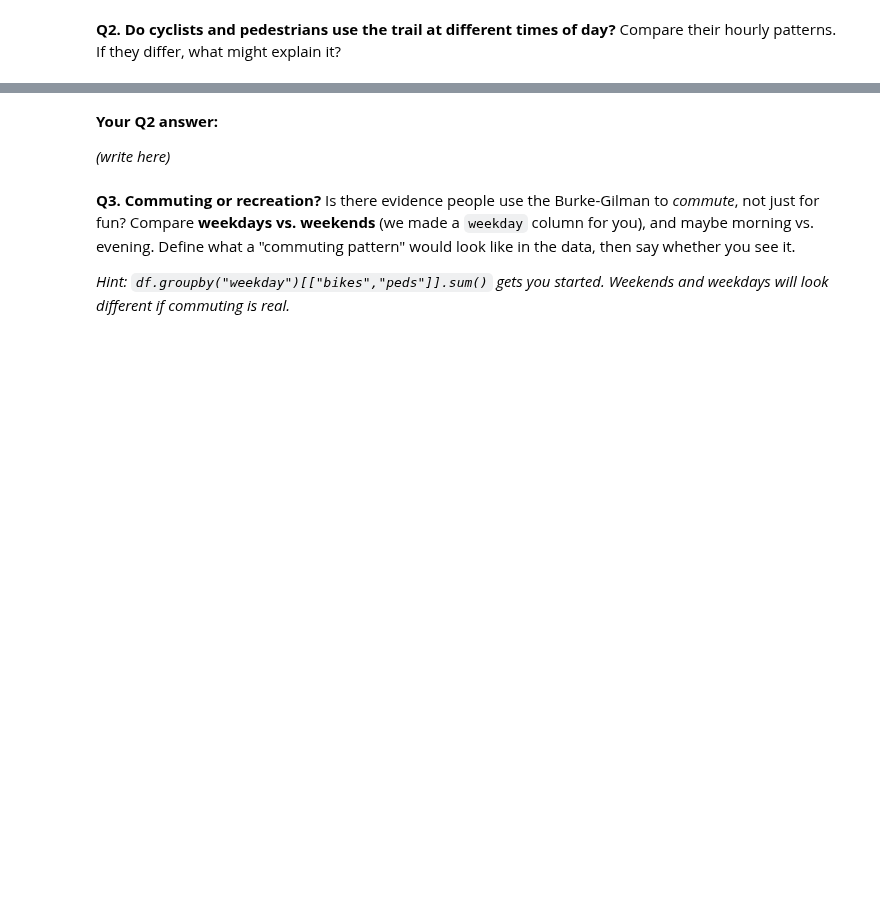
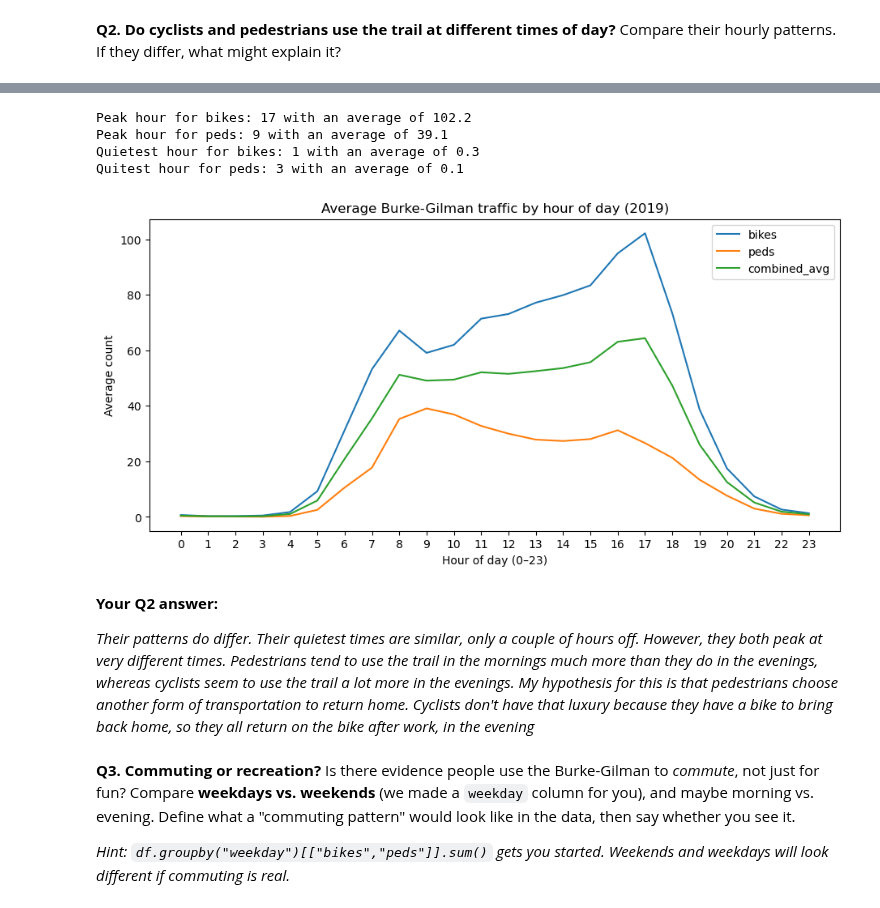
Before and after one commit to dvenka23/hcde-410, a Jupyter notebook: A1/A1.ipynb, the cells around one changed output, grey strips where cells are left out. Saved outputs shown, nothing was run; the diff lists cells and outputs as text; code cells hidden in the pictures; blank space fills up the shorter version.

```diff
--- a/A1/A1.ipynb
+++ b/A1/A1.ipynb
@@ -111,9 +187,37 @@ Compare their hourly patterns. If they differ, what might explain it?
 # %%
 # Your code for Q2
+# average bikes and peds for each hour of the day
+
+# which hour has the highest average for each
+peak_hours = avg_by_hour.idxmax()
+peak_values = avg_by_hour.max()
+
+print("Peak hour for bikes:", peak_hours["bikes"], "with an average of", round(peak_values["bikes"], 1))
+print("Peak hour for peds:", peak_hours["peds"], "with an average of", round(peak_values["peds"], 1))
+
+min_hours = avg_by_hour.idxmin()
+min_values = avg_by_hour.min()
+
+print("Quietest hour for bikes:", min_hours["bikes"], "with an average of", round(min_values["bikes"], 1))
+print("Quitest hour for peds:", min_hours["peds"], "with an average of", round(min_values["peds"], 1))
+
+# plot the averages
+avg_by_hour.plot(figsize=(11, 5))
+plt.title("Average Burke-Gilman traffic by hour of day (2019)")
+plt.xlabel("Hour of day (0–23)")
+plt.ylabel("Average count")
+plt.xticks(range(0, 24))
+plt.show()
+# %% [output]
+Peak hour for bikes: 17 with an average of 102.2
+Peak hour for peds: 9 with an average of 39.1
+Quietest hour for bikes: 1 with an average of 0.3
+Quitest hour for peds: 3 with an average of 0.1
+[figure, added]
 # %% [markdown]
 **Your Q2 answer:**
 
-*(write here)*
+*Their patterns do differ. Their quietest times are similar, only a couple of hours off. However, they both peak at very different times. Pedestrians tend to use the trail in the mornings much more than they do in the evenings, whereas cyclists seem to use the trail a lot more in the evenings. My hypothesis for this is that pedestrians choose another form of transportation to return home. Cyclists don't have that luxury because they have a bike to bring back home, so they all return on the bike after work, in the evening*
 # %% [markdown]
 **Q3. Commuting or recreation?**
 Is there evidence people use the Burke-Gilman to *commute*, not just for fun? Compare **weekdays vs. weekends** (we made a `weekday` column for you), and maybe morning vs. evening. Define what a "commuting pattern" would look like in the data, then say whether you see it.
```
Also changed, not shown: parts of 14 cells of this notebook.
